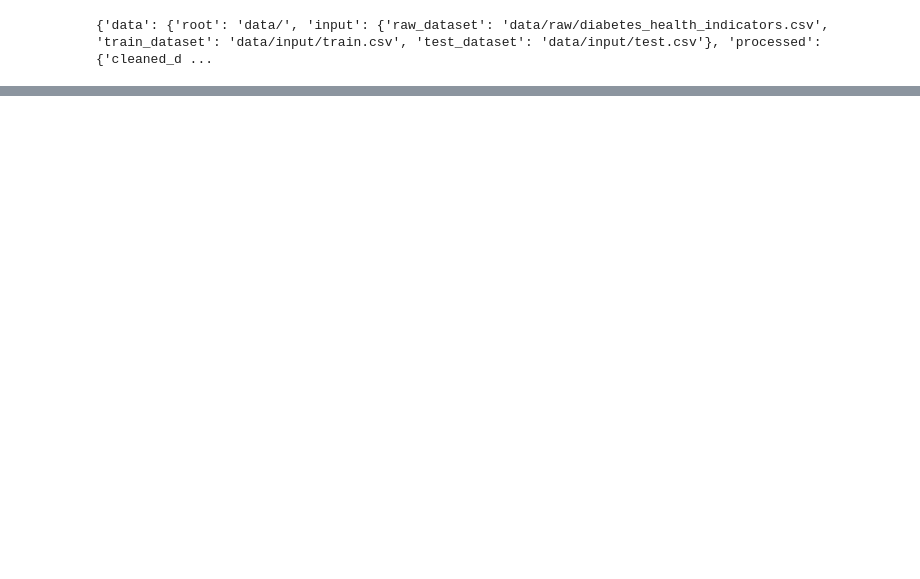
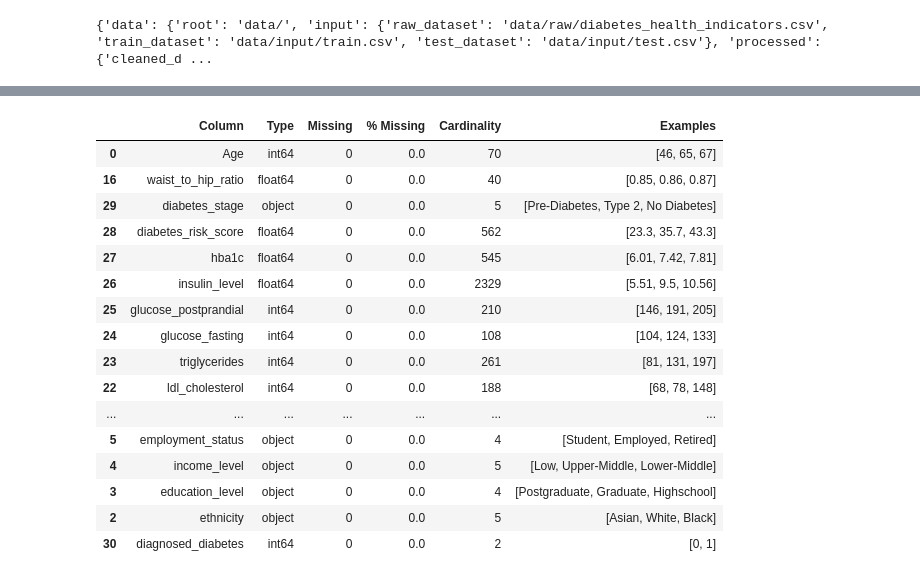
Before and after one commit to Manda404/health_lifestyle_diabetes, a Jupyter notebook: notebook/01_load.ipynb, the cells around one changed output, grey strips where cells are left out. Saved outputs shown, nothing was run; the diff lists cells and outputs as text; code cells hidden in the pictures; blank space fills up the shorter version.

```diff
--- a/notebook/01_load.ipynb
+++ b/notebook/01_load.ipynb
@@ -108,0 +109,80 @@ for split_name, dataset in datasets.items():
+# %%
+from pandas import DataFrame
+
+
+def summarize_dataset(df: DataFrame, max_examples: int = 5) -> DataFrame:
+    """
+    Fournit une synthèse détaillée du dataset :
+    - Nom de colonne
+    - Type de données
+    - Nombre et pourcentage de valeurs manquantes
+    - Cardinalité (nombre de valeurs uniques)
+    - Exemples représentatifs
+
+    Args:
+        df (pd.DataFrame): Le DataFrame à analyser.
+        max_examples (int): Nombre maximum d'exemples à afficher par colonne.
+
+    Returns:
+        pd.DataFrame: Tableau récapitulatif des colonnes et de leurs caractéristiques.
+    """
+    logger = LoguruLogger()
+
+    if df is None or df.empty:
+        logger.warning("Aucun dataset fourni ou dataset vide.")
+        return DataFrame(columns=["Column", "Type", "Missing", "% Missing", "Cardinality", "Examples"])
+
+    logger.info("Résumé détaillé du dataset en cours d'analyse...")
+    total_rows = len(df)
+    column_details = []
+
+    for col in df.columns:
+        col_type = df[col].dtype
+
+        # Valeurs manquantes
+        missing_count = df[col].isna().sum()
+        missing_pct = round((missing_count / total_rows) * 100, 2)
+
+        # Cardinalité
+        cardinality = df[col].nunique(dropna=True)
+
+        # Exemples représentatifs
+        unique_values = df[col].dropna().unique()
+        if df[col].dtype == "object" or df[col].dtype.name == "category":
+            examples = unique_values[:max_examples]
+        else:
+            examples = sorted(unique_values[:max_examples])
+
+        column_details.append([
+            col,
+            col_type,
+            missing_count,
+            missing_pct,
+            cardinality,
+            examples
+        ])
+
+    # Création du DataFrame récapitulatif
+    summary_df = DataFrame(
+        column_details,
+        columns=["Column", "Type", "Missing", "% Missing", "Cardinality", "Examples"]
+    ).sort_values(by="% Missing", ascending=False)
+
+    # Logs synthétiques
+    logger.info(f"Résumé terminé : {len(summary_df)} colonnes, {total_rows} lignes.")
+
+    return summary_df
+
+
+
+
+print("Affichage des 5 premières lignes du dataset d'entraînement enrichi :")
+# display(train_df_enriched.head())
+display(train_df.describe())
+
+# En supposant que 'data' est votre DataFrame
+display(train_df.dtypes)
+summarize_data = summarize_dataset(train_df, 3)
+
+display(summarize_data)
+# %% [output]
@@ -108,0 +219,17 @@ for split_name, dataset in datasets.items():
+|  | Column | Type | Missing | % Missing | Cardinality | Examples |
+| 0 | Age | int64 | 0 | 0.0 | 70 | [46, 65, 67] |
+| 16 | waist_to_hip_ratio | float64 | 0 | 0.0 | 40 | [0.85, 0.86, 0.87] |
+| 29 | diabetes_stage | object | 0 | 0.0 | 5 | [Pre-Diabetes, Type 2, No Diabetes] |
+| 28 | diabetes_risk_score | float64 | 0 | 0.0 | 562 | [23.3, 35.7, 43.3] |
+| 27 | hba1c | float64 | 0 | 0.0 | 545 | [6.01, 7.42, 7.81] |
+| 26 | insulin_level | float64 | 0 | 0.0 | 2329 | [5.51, 9.5, 10.56] |
+| 25 | glucose_postprandial | int64 | 0 | 0.0 | 210 | [146, 191, 205] |
+| 24 | glucose_fasting | int64 | 0 | 0.0 | 108 | [104, 124, 133] |
+| 23 | triglycerides | int64 | 0 | 0.0 | 261 | [81, 131, 197] |
+| 22 | ldl_cholesterol | int64 | 0 | 0.0 | 188 | [68, 78, 148] |
+| ... | ... | ... | ... | ... | ... | ... |
+| 5 | employment_status | object | 0 | 0.0 | 4 | [Student, Employed, Retired] |
+| 4 | income_level | object | 0 | 0.0 | 5 | [Low, Upper-Middle, Lower-Middle] |
+| 3 | education_level | object | 0 | 0.0 | 4 | [Postgraduate, Graduate, Highschool] |
+| 2 | ethnicity | object | 0 | 0.0 | 5 | [Asian, White, Black] |
+| 30 | diagnosed_diabetes | int64 | 0 | 0.0 | 2 | [0, 1] |
```
Also changed, not shown: parts of 4 cells of this notebook, 23 other files.
